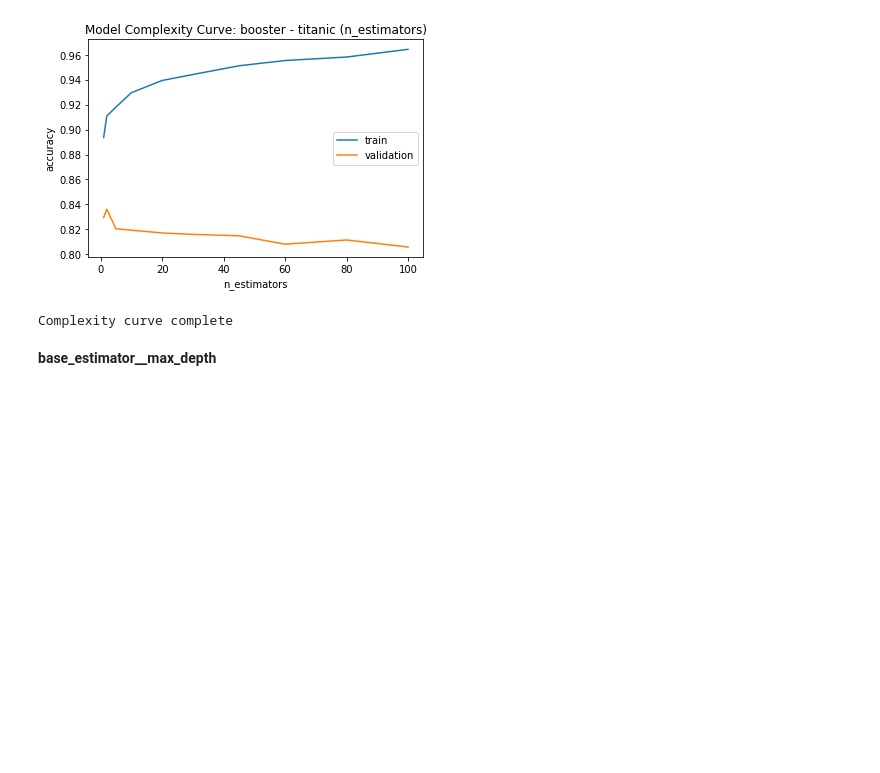
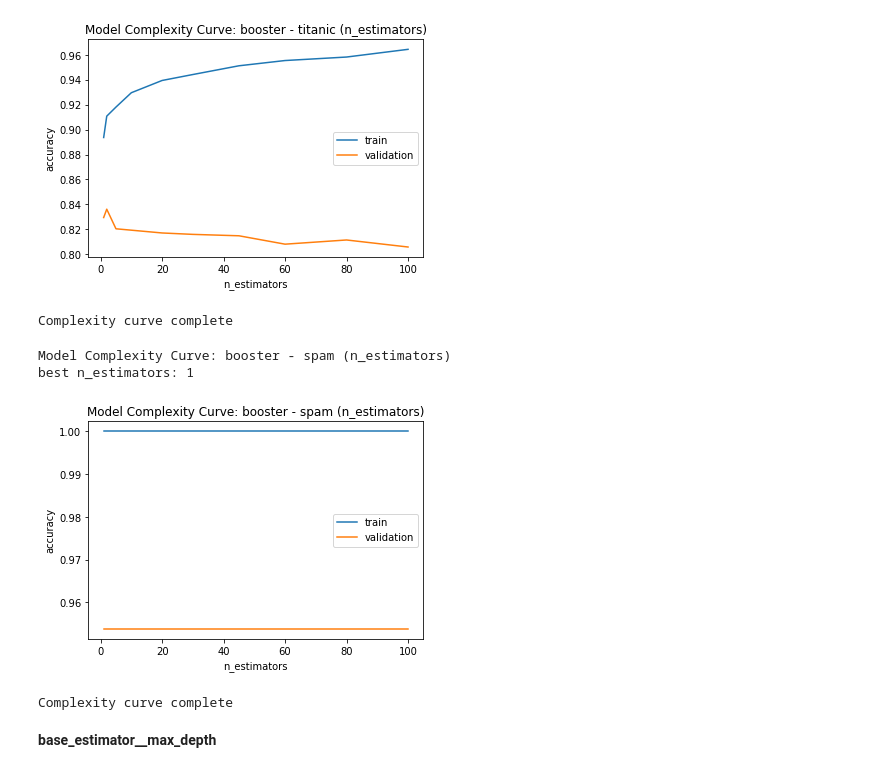
Before and after one commit to dannybit/CS7641Assignment1, a Jupyter notebook: Boosting.ipynb, the cells around one changed output. Drawn from its saved outputs; the diff is of its cells as text; code cells hidden in the pictures; blank space fills up the shorter version.

```diff
--- a/Boosting.ipynb
+++ b/Boosting.ipynb
@@ -102,6 +105,14 @@ Model Complexity Curve: booster - titanic (n_estimators)
 best n_estimators: 2
 [figure]
 Complexity curve complete
+# %%
+clf = AdaBoostClassifier(base_estimator=spam_cv.best_estimator_,random_state=55)
+make_complexity_curve(clf, X_spam_train, y_spam_train, "n_estimators", [1,2,5,10,20,30,45,60,80,100],5,"booster","spam")
+# %% [output]
+Model Complexity Curve: booster - spam (n_estimators)
+best n_estimators: 1
+[figure, added]
+Complexity curve complete
 # %% [markdown]
 **base_estimator__max_depth**
 # %%
```
Also changed, not shown: parts of 8 cells of this notebook, 3 other files.
